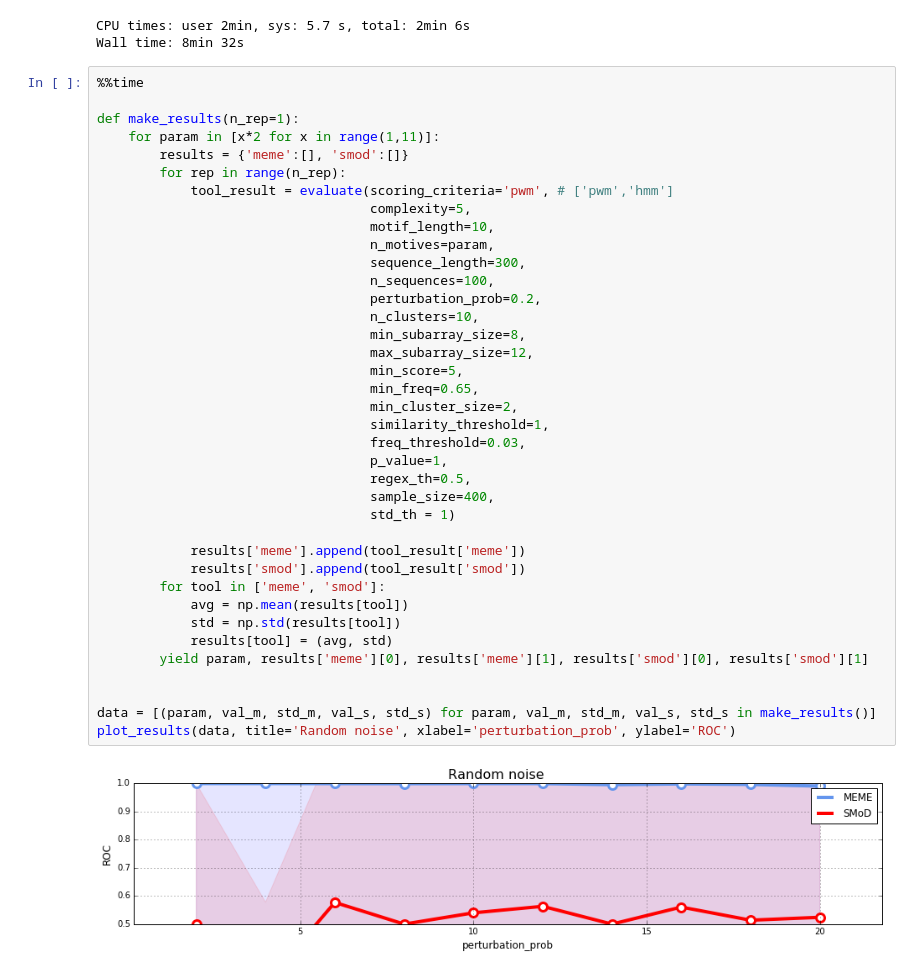
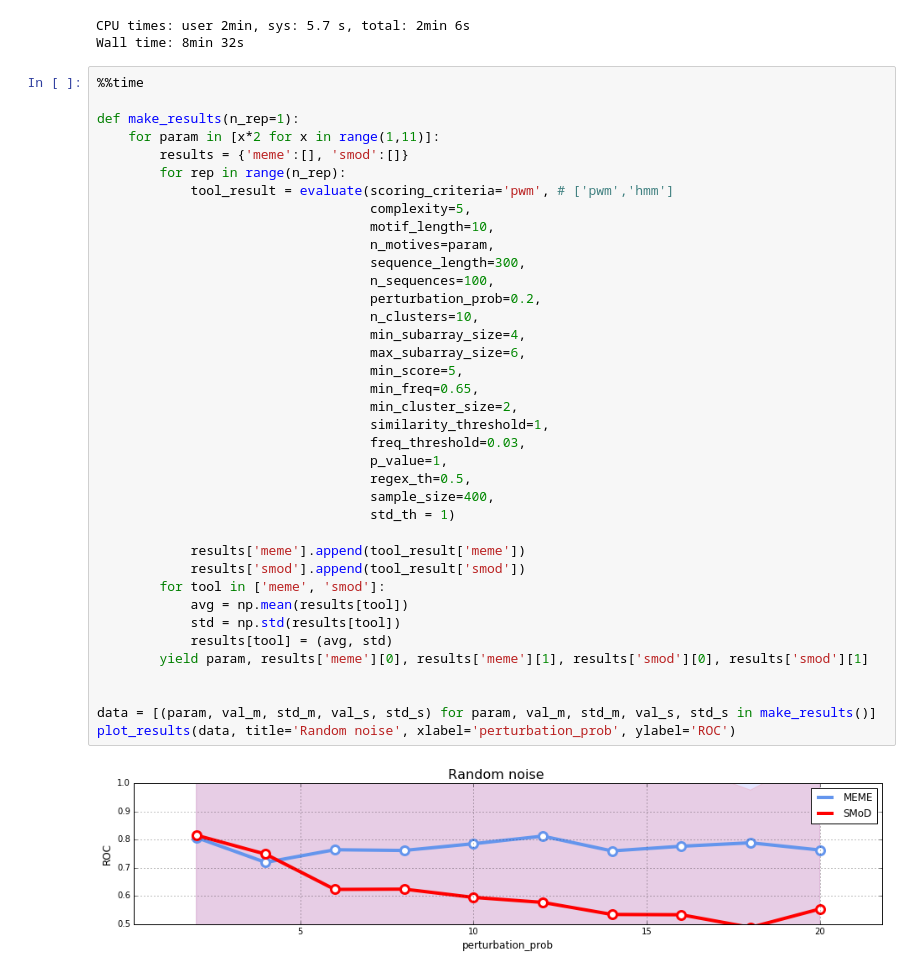
Before and after one commit to fabriziocosta/pyMotif, a Jupyter notebook: Experiment_NumOfMotives.ipynb, the cells around one changed output. Drawn from its saved outputs; the diff is of its cells as text.

```diff
--- a/Experiment_NumOfMotives.ipynb
+++ b/Experiment_NumOfMotives.ipynb
@@ -279,33 +279,33 @@ def make_results(n_rep=1):
             tool_result = evaluate(scoring_criteria='pwm', # ['pwm','hmm']
                                    complexity=5,
                                    motif_length=10,
                                    n_motives=param,
                                    sequence_length=300,
                                    n_sequences=100,
                                    perturbation_prob=0.2,
                                    n_clusters=10,
-                                   min_subarray_size=8,
-                                   max_subarray_size=12,
+                                   min_subarray_size=4,
+                                   max_subarray_size=6,
                                    min_score=5,
                                    min_freq=0.65,
                                    min_cluster_size=2,
                                    similarity_threshold=1,
                                    freq_threshold=0.03,
                                    p_value=1,
                                    regex_th=0.5,
                                    sample_size=400,
                                    std_th = 1)
 
             results['meme'].append(tool_result['meme'])
             results['smod'].append(tool_result['smod'])
         for tool in ['meme', 'smod']:
             avg = np.mean(results[tool])
             std = np.std(results[tool])
             results[tool] = (avg, std)
         yield param, results['meme'][0], results['meme'][1], results['smod'][0], results['smod'][1]
 
 
 data = [(param, val_m, std_m, val_s, std_s) for param, val_m, std_m, val_s, std_s in make_results()]
 plot_results(data, title='Random noise', xlabel='perturbation_prob', ylabel='ROC')
 # %% [output]
-[figure, old version]
+[figure, new version]
```
Also changed, not shown: parts of 1 cell of this notebook, 6 other files.
